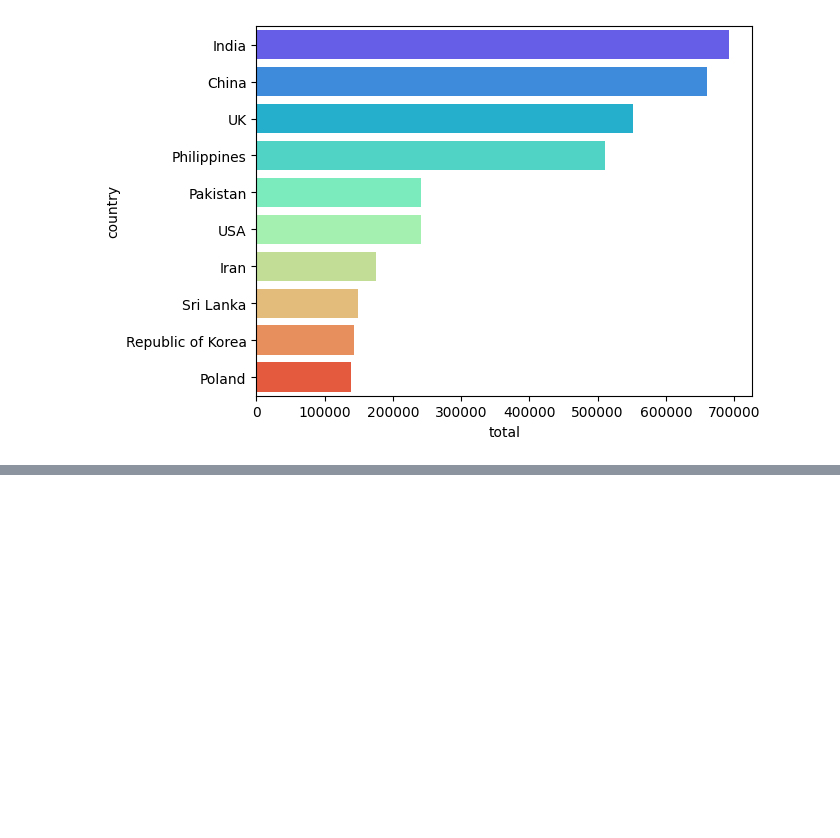
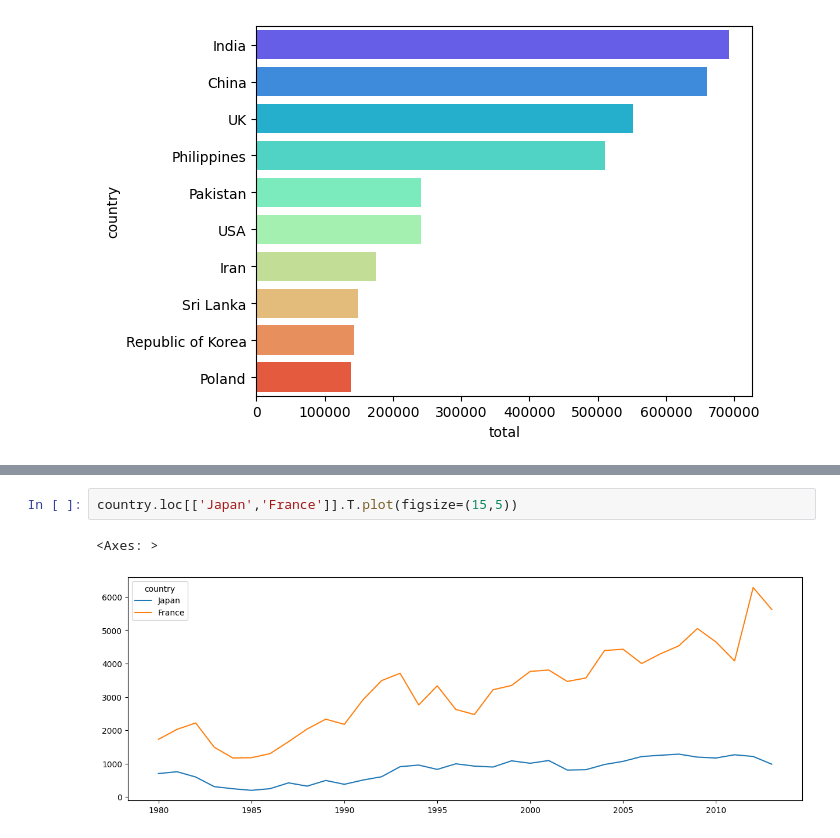
Before and after one commit to Shailja108/data-analyst, a Jupyter notebook: immigration_analysis.ipynb, the cells around one changed output, grey strips where cells are left out. Drawn from its saved outputs; the diff is of its cells as text; blank space fills up the shorter version.

```diff
--- a/immigration_analysis.ipynb
+++ b/immigration_analysis.ipynb
@@ -436,0 +471,5 @@ sns.barplot(data= top10,hue ='country',y ='country',x='total',palette='rainbow',
+# %%
+country.loc[['Japan','France']].T.plot(figsize=(15,5))
+# %% [output]
+<Axes: >
+[figure, added]
```
Also changed, not shown: parts of 14 cells of this notebook, 2 other files.
